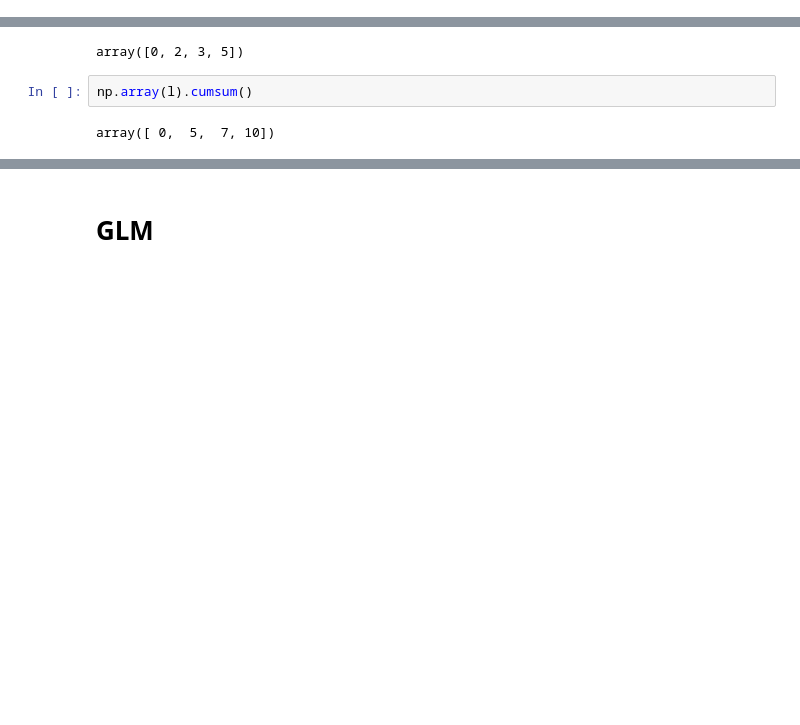
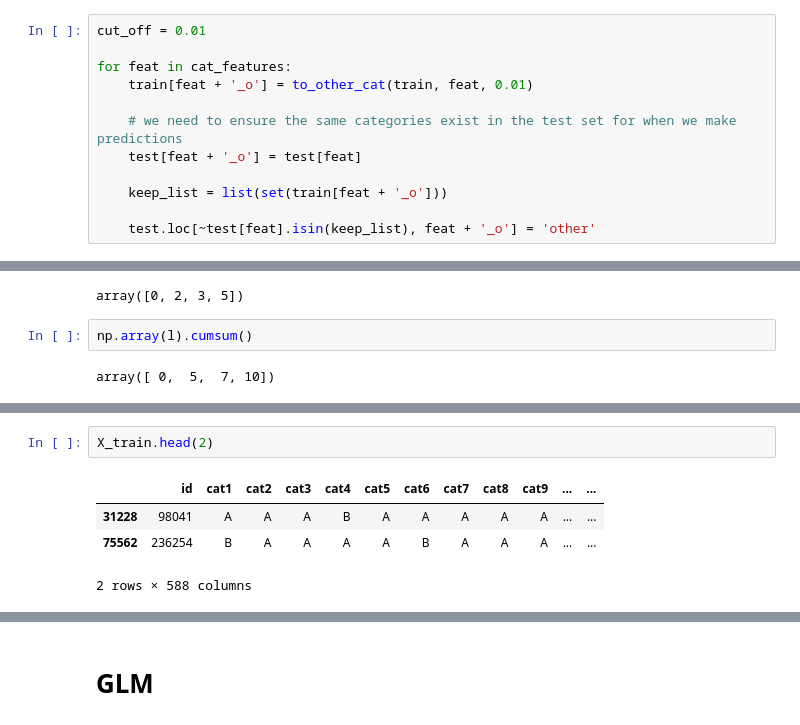
Before and after one commit to WoutAarts/portfolio, a Jupyter notebook: kaggle_insurance.ipynb, the cells around one changed output, grey strips where cells are left out. Cells and saved outputs as stored; diff of their text form; blank space fills up the shorter version.

```diff
--- a/kaggle_insurance.ipynb
+++ b/kaggle_insurance.ipynb
@@ -95,0 +129,12 @@ If we need to create dummies from categorical variables, we can cut off at categ
+# %%
+cut_off = 0.01
+
+for feat in cat_features:
+    train[feat + '_o'] = to_other_cat(train, feat, 0.01)
+
+    # we need to ensure the same categories exist in the test set for when we make predictions
+    test[feat + '_o'] = test[feat]
+
+    keep_list = list(set(train[feat + '_o']))
+
+    test.loc[~test[feat].isin(keep_list), feat + '_o'] = 'other'
@@ -203,0 +307,7 @@ ax.plot(np.arange(len(y)), y);
+# %%
+X_train.head(2)
+# %% [output]
+|  | id | cat1 | cat2 | cat3 | cat4 | cat5 | cat6 | cat7 | cat8 | cat9 | ... | ... |
+| 31228 | 98041 | A | A | A | B | A | A | A | A | A | ... | ... |
+| 75562 | 236254 | B | A | A | A | A | B | A | A | A | ... | ... |
+2 rows × 588 columns
```
Also changed, not shown: parts of 30 cells of this notebook.
